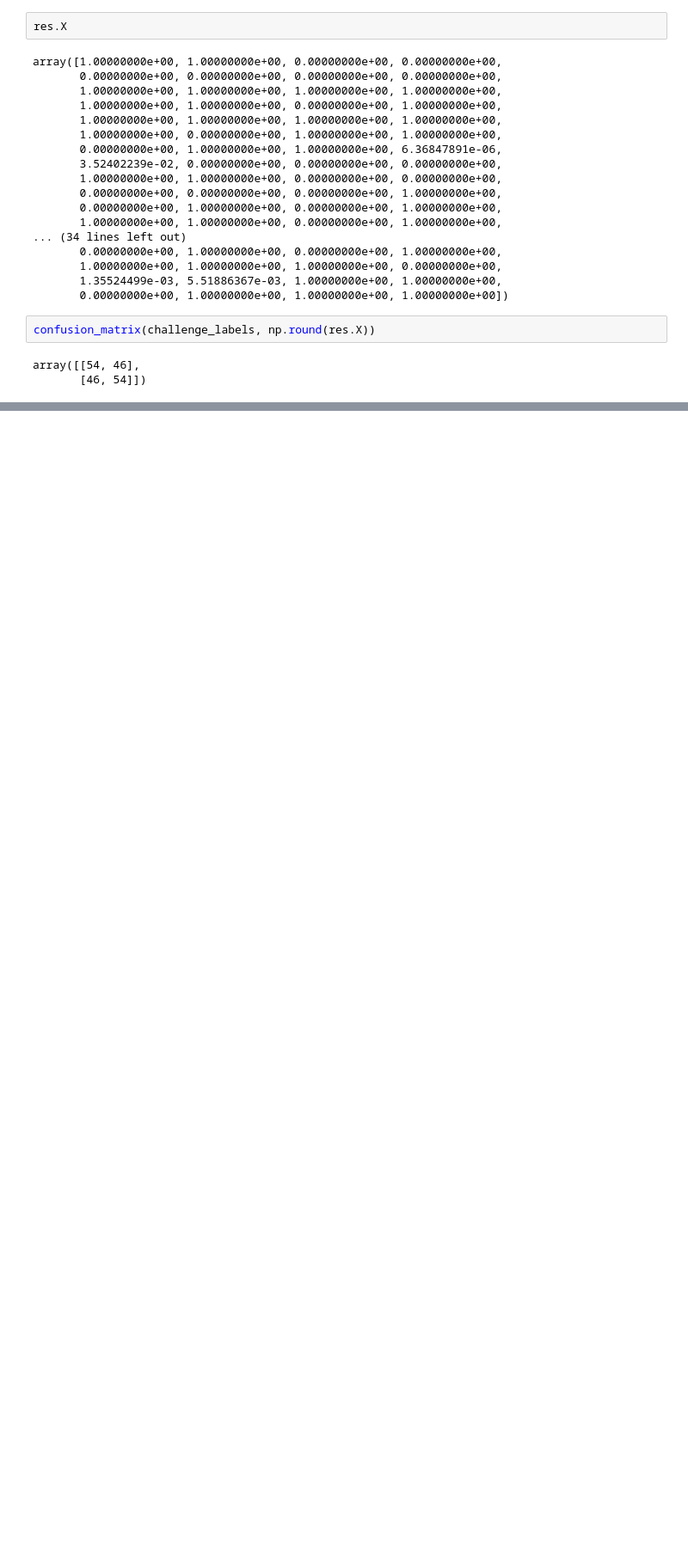
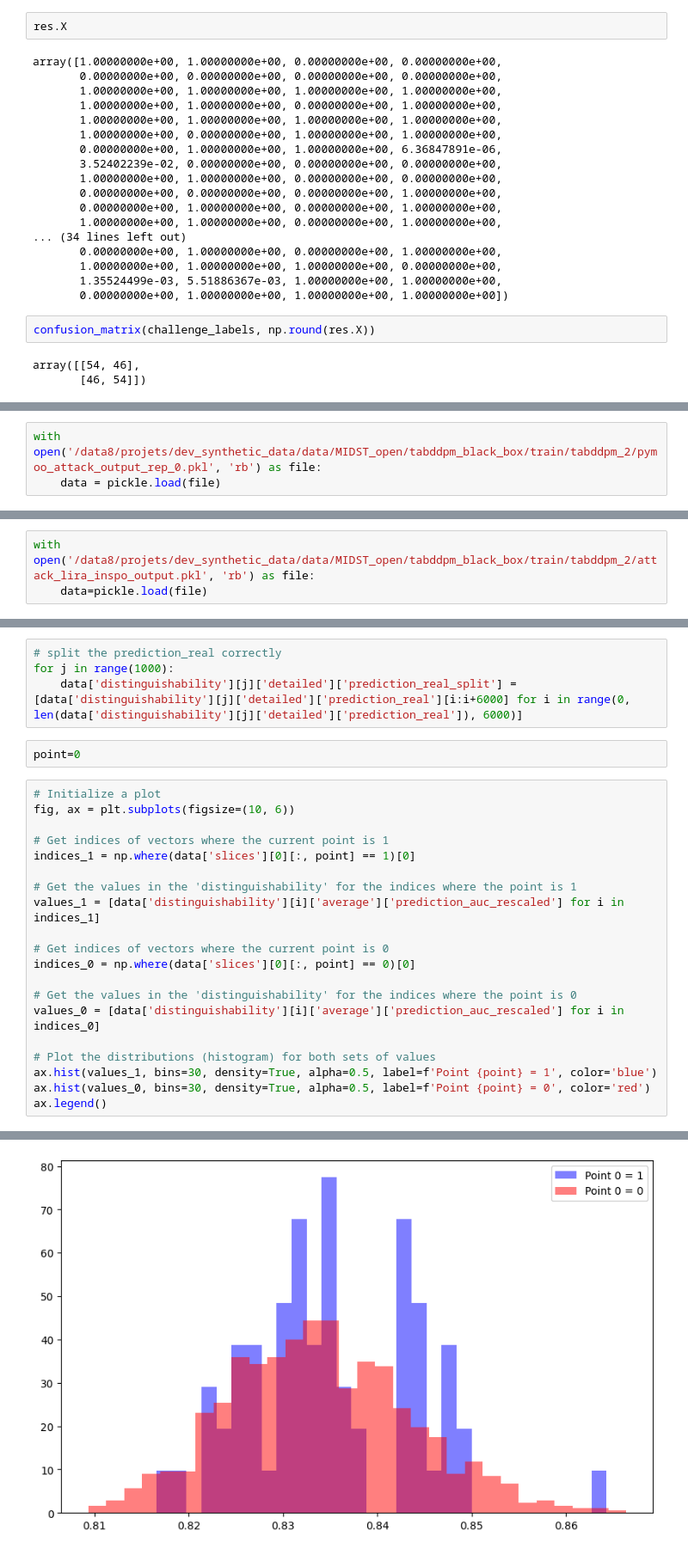
Before and after one commit to CRCHUM-CITADEL/ensemble-mia, a Jupyter notebook: notebooks/test_attack.ipynb, the cells around one changed output, grey strips where cells are left out. Shown at 86% size. Saved outputs shown, nothing was run; the diff lists cells and outputs as text; blank space fills up the shorter version.

```diff
--- a/notebooks/test_attack.ipynb
+++ b/notebooks/test_attack.ipynb
@@ -1019,0 +1073,3 @@ array([[54, 46],
+# %%
+with open('/data8/projets/dev_synthetic_data/data/MIDST_open/tabddpm_black_box/train/tabddpm_2/pymoo_attack_output_rep_0.pkl', 'rb') as file:
+    data = pickle.load(file)
@@ -1019,0 +1116,3 @@ array([[54, 46],
+# %%
+with open('/data8/projets/dev_synthetic_data/data/MIDST_open/tabddpm_black_box/train/tabddpm_2/attack_lira_inspo_output.pkl', 'rb') as file:
+    data=pickle.load(file)
@@ -1019,0 +1130,27 @@ array([[54, 46],
+# %%
+# split the prediction_real correctly
+for j in range(1000):
+    data['distinguishability'][j]['detailed']['prediction_real_split'] = [data['distinguishability'][j]['detailed']['prediction_real'][i:i+6000] for i in range(0, len(data['distinguishability'][j]['detailed']['prediction_real']), 6000)]
+# %%
+point=0
+# %%
+# Initialize a plot
+fig, ax = plt.subplots(figsize=(10, 6))
+
+# Get indices of vectors where the current point is 1
+indices_1 = np.where(data['slices'][0][:, point] == 1)[0]
+
+# Get the values in the 'distinguishability' for the indices where the point is 1
+values_1 = [data['distinguishability'][i]['average']['prediction_auc_rescaled'] for i in indices_1]
+
+# Get indices of vectors where the current point is 0
+indices_0 = np.where(data['slices'][0][:, point] == 0)[0]
+
+# Get the values in the 'distinguishability' for the indices where the point is 0
+values_0 = [data['distinguishability'][i]['average']['prediction_auc_rescaled'] for i in indices_0]
+
+# Plot the distributions (histogram) for both sets of values
+ax.hist(values_1, bins=30, density=True, alpha=0.5, label=f'Point {point} = 1', color='blue')
+ax.hist(values_0, bins=30, density=True, alpha=0.5, label=f'Point {point} = 0', color='red')
+ax.legend()
+# %% [output]
@@ -1019,0 +1158 @@ array([[54, 46],
+[figure, added]
```
Also changed, not shown: parts of 34 cells of this notebook, 3 other files.
